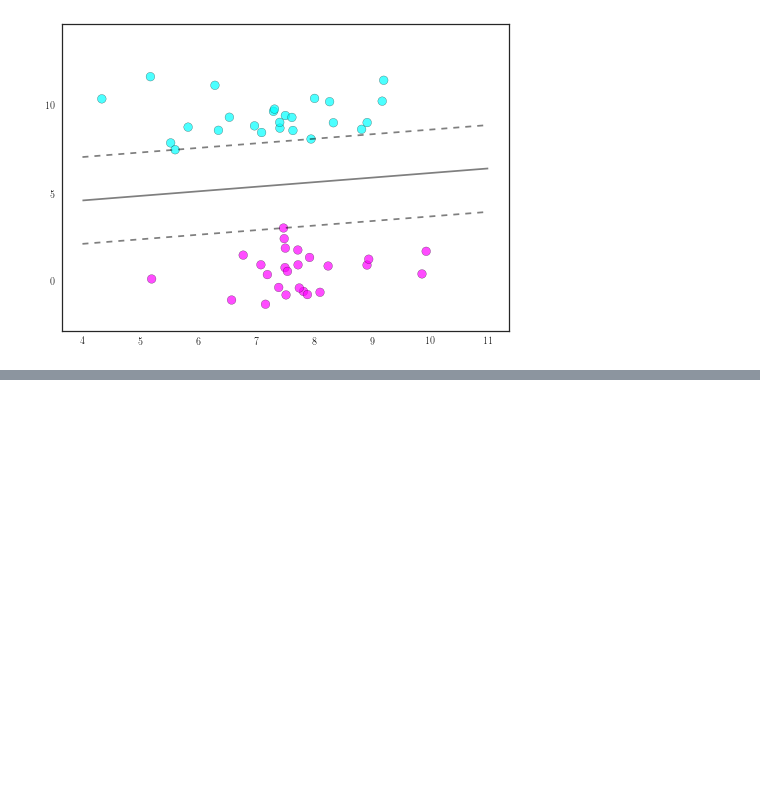
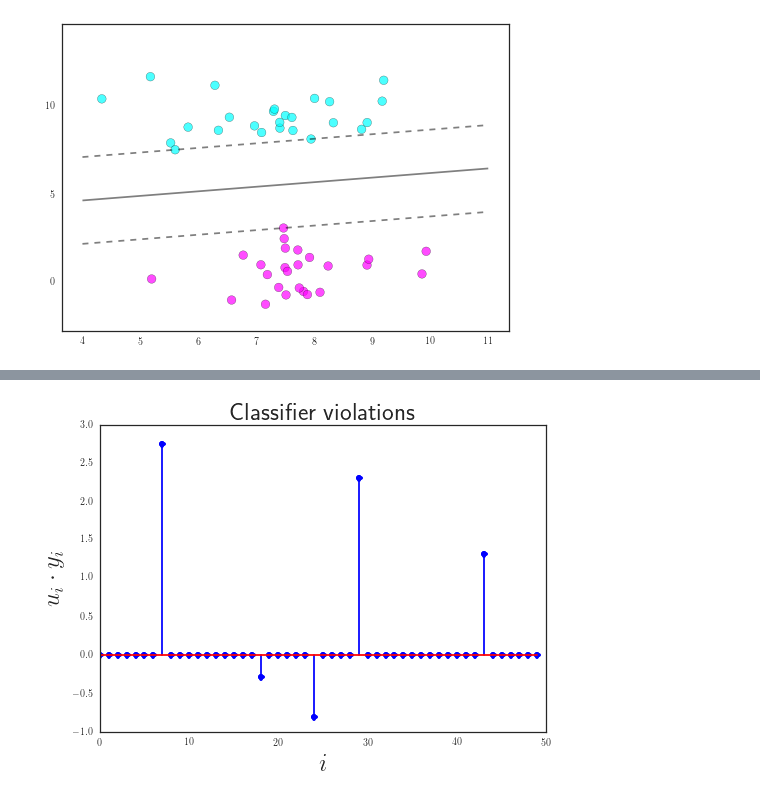
Before and after one commit to icme/cme252-optimization, a Jupyter notebook: lectures/svm/svm.ipynb, the cells around one changed output, grey strips where cells are left out. Saved outputs shown, nothing was run; the diff lists cells and outputs as text; code cells hidden in the pictures; blank space fills up the shorter version.

```diff
--- a/lectures/svm/svm.ipynb
+++ b/lectures/svm/svm.ipynb
@@ -224,0 +272,9 @@ myplot(X, y, a, b, margin=True, line_alpha=.5, filename='fig/max_margin.pdf')
+# %%
+rc('text', usetex=True)
+plt.stem(u*y)
+plt.title(r"Classifier violations", fontsize=25)
+plt.ylabel(r'$u_i \cdot y_i$', fontsize=25)
+plt.xlabel(r'$i$', fontsize=25)
+plt.savefig('fig/violations.pdf', bbox_inches='tight')
+# %% [output]
+[figure, added]
```
Also changed, not shown: parts of 7 cells of this notebook, 6 other files.
